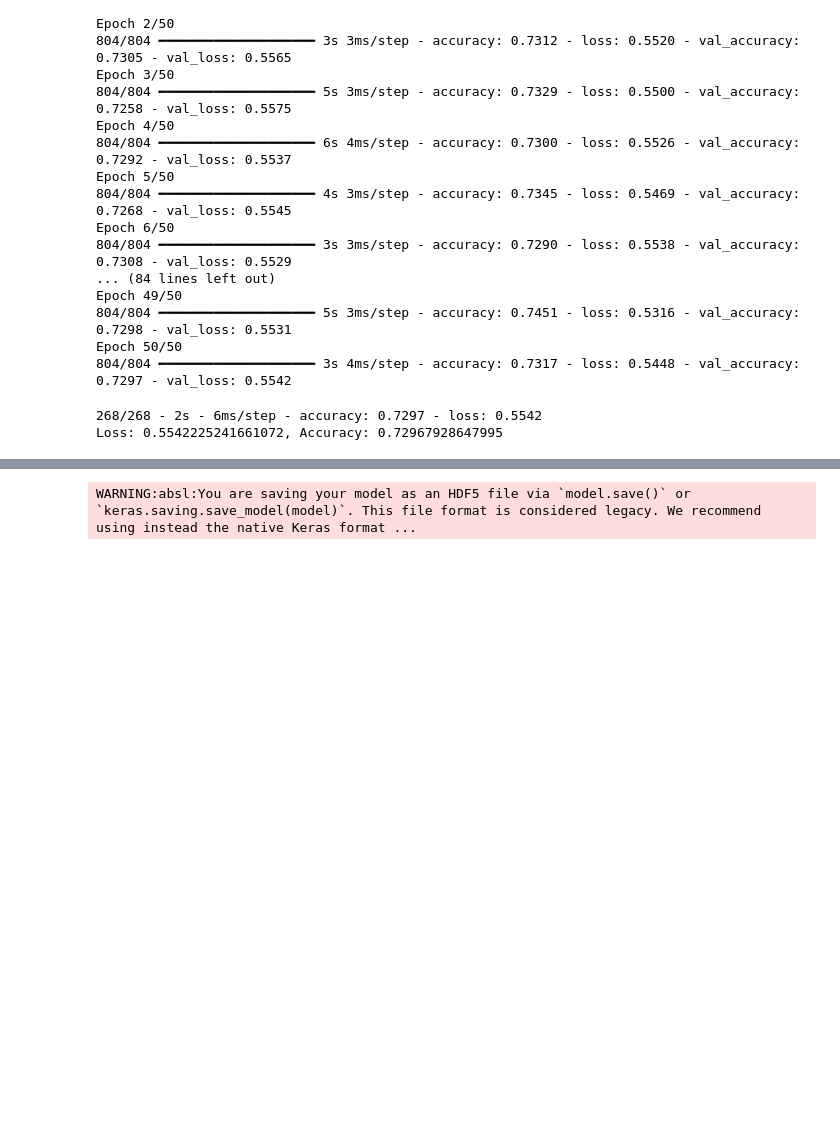
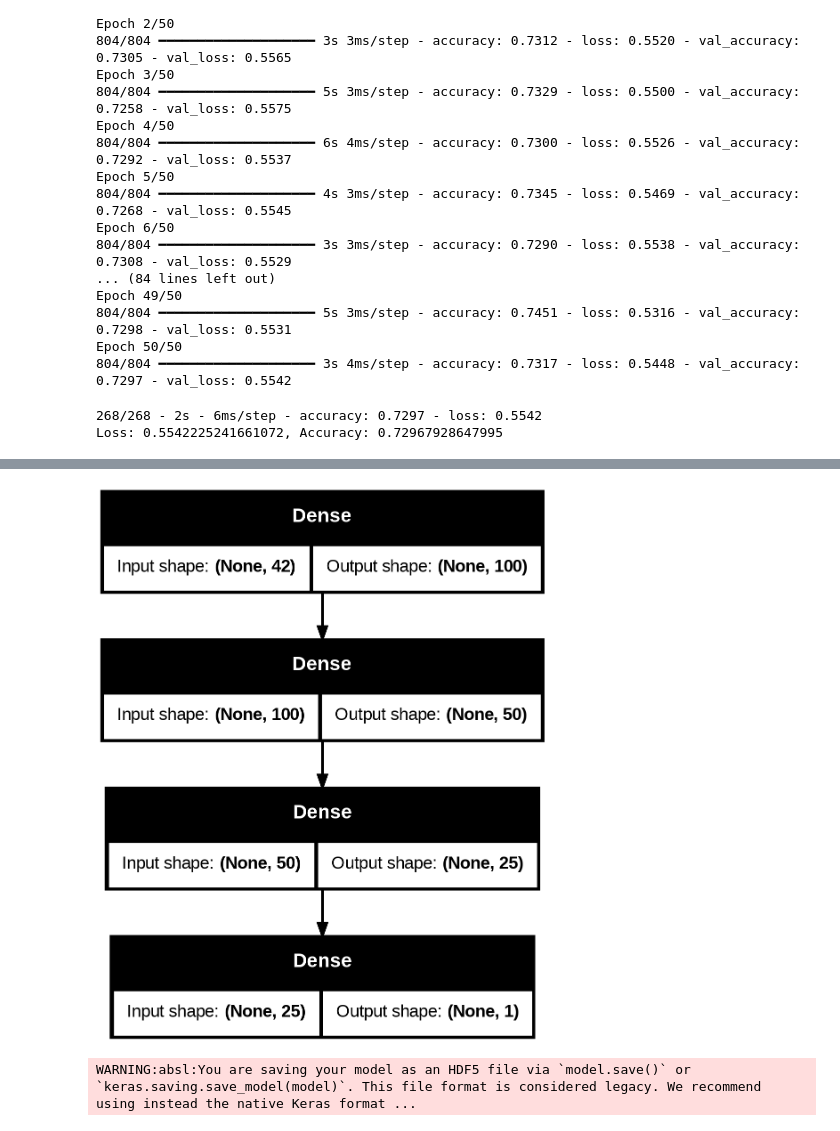
Before and after one commit to RacheMorris16k/deep-learning-challenge, a Jupyter notebook: AlphabetSoupCharity_Optimization.ipynb, the cells around one changed output, grey strips where cells are left out. Drawn from its saved outputs; the diff is of its cells as text; code cells hidden in the pictures; blank space fills up the shorter version.

```diff
--- a/AlphabetSoupCharity_Optimization.ipynb
+++ b/AlphabetSoupCharity_Optimization.ipynb
@@ -247,3 +271,8 @@ Loss: 0.5542225241661072, Accuracy: 0.72967928647995
+# %%
+from tensorflow.keras.utils import plot_model
+plot_model(nn, to_file='model_architecture.png', show_shapes=True)
+# %% [output]
+[figure, added]
 # %%
 # Export our model to HDF5 file
 nn.save("AlphabetSoupCharity_Optimization.h5")
```
Also changed, not shown: parts of 3 cells of this notebook.
